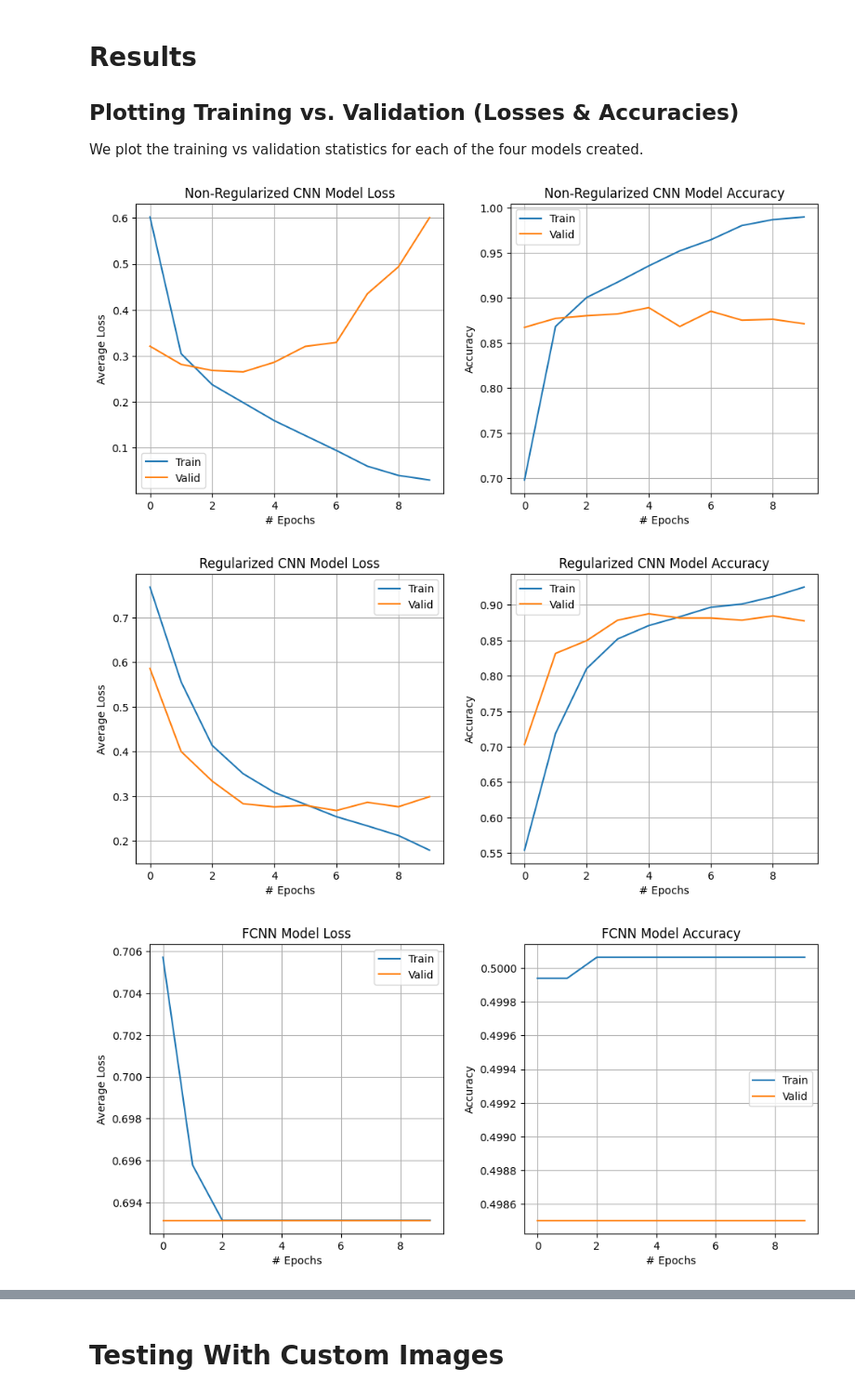
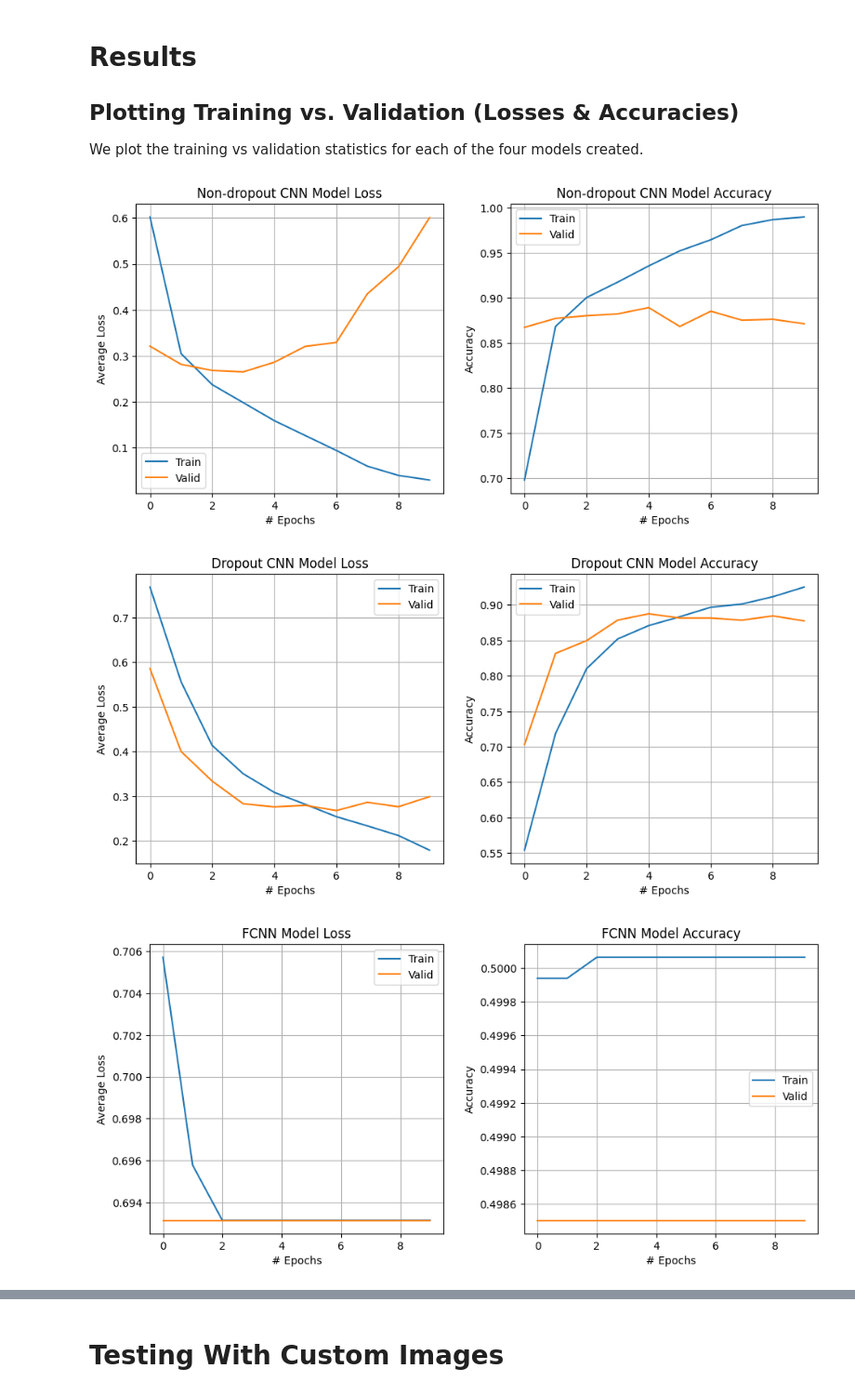
Before and after one commit to SKam23/Smile-Detector, a Jupyter notebook: SmileDetector.ipynb, the cells around one changed output, grey strips where cells are left out. Shown at 93% size. Saved outputs shown, nothing was run; the diff lists cells and outputs as text; code cells hidden in the pictures.

Commit message:
CNN dropout 50%

```diff
--- a/SmileDetector.ipynb
+++ b/SmileDetector.ipynb
@@ -168,14 +171,14 @@ We model both convolutional neural networks and fully connected neural networks.
 # %%
-# CNN class, implementing our own convolutional neural network with 2 convolutional layers, 2 fully connected layers, a regularization option
+# CNN class, implementing our own convolutional neural network with 2 convolutional layers, 2 fully connected layers, a dropout option
 # Uses relu for each convolutional layer and performs max pooling after each convolution
 class CNN(nn.Module):
-    def __init__(self, regularize = True):
+    def __init__(self, drop = True):
         super(CNN, self).__init__()
         self.conv1 = nn.Conv2d(3, 32, kernel_size=3, padding=1)
         self.conv2 = nn.Conv2d(32, 64, kernel_size=3, padding=1)
         self.fc1 = nn.Linear(64 * 44 * 44, 128)
         self.fc2 = nn.Linear(128, 2)
-        self.regularize = regularize
+        self.drop = drop
         self.dropout = nn.Dropout(p=0.5)
 
     def forward(self, x):
@@ -185,7 +188,7 @@ class CNN(nn.Module):
         x = F.max_pool2d(x, 2)
         x = x.view(x.size(0), -1)
         x = F.relu(self.fc1(x))
-        if self.regularize:
+        if self.drop:
           x = self.dropout(x)
         x = self.fc2(x)
         return x
@@ -311,24 +314,24 @@ def loadModels():
   device = torch.device("cuda" if torch.cuda.is_available() else "cpu")
 
   # loading model dictionaries
-  nonreg_modelDict = torch.load('./SmileData/models/nonreg-CNN-Model.pt', map_location = device)
+  nondrop_modelDict = torch.load('./SmileData/models/nonreg-CNN-Model.pt', map_location = device)
   modelDict = torch.load('./SmileData/models/CNN-Model.pt', map_location = device)
   FCNNmodelDict = torch.load('./SmileData/models/FCNN-Model.pt', map_location = device)
   pFCNmodelDict = torch.load('./SmileData/models/MobileNetV2-Model.pt', map_location = device)
 
   # creating empty models, loading in params
-  nonreg_model, model, FCNNmodel, pFCNmodel = CNN(False), CNN(), FCNN(), MobileNet(True)
-  nonreg_model.load_state_dict(nonreg_modelDict)
+  nondrop_model, model, FCNNmodel, pFCNmodel = CNN(False), CNN(), FCNN(), MobileNet(True)
+  nondrop_model.load_state_dict(nondrop_modelDict)
   model.load_state_dict(modelDict)
   FCNNmodel.load_state_dict(FCNNmodelDict)
   pFCNmodel.load_state_dict(pFCNmodelDict)
 
   # sending models to device, returning
-  nonreg_model = nonreg_model.to(device)
+  nondrop_model = nondrop_model.to(device)
   model = model.to(device)
   FCNNmodel = FCNNmodel.to(device)
   pFCNmodel = pFCNmodel.to(device)
-  return nonreg_model, model, FCNNmodel, pFCNmodel
+  return nondrop_model, model, FCNNmodel, pFCNmodel
 
 # function which loads losses / accs data
 def getLossesAccs(filename):
@@ -357,10 +360,10 @@ We either train our model using our train function above, or it is loaded in fro
 # if train flag is true, we train the models and get losses, accs
 if train_flag:
   mobilenet = torchvision.models.mobilenet_v2()
-  nonreg_model, nonreg_train_losses, nonreg_val_losses, nonreg_train_accs, nonreg_val_accs = train(CNN(False), train_dataloader,val_dataloader,10)
-  print("Non-regularized CNN Model done training!")
+  nondrop_model, nondrop_train_losses, nondrop_val_losses, nondrop_train_accs, nondrop_val_accs = train(CNN(False), train_dataloader,val_dataloader,10)
+  print("Non-dropout CNN Model done training!")
   model, train_losses, val_losses, train_accs, val_accs = train(CNN(), train_dataloader,val_dataloader,10)
-  print("Regularized CNN Model done training!")
+  print("Dropout CNN Model done training!")
   FCNmodel, FCNtrain_losses, FCNval_losses, FCNtrain_accs, FCNval_accs =   train(FCNN(), train_dataloader,val_dataloader,10, True)
   print("FCNN Model done training!")
   pFCNmodel, pFCNtrain_losses, pFCNval_losses, pFCNtrain_accs, pFCNval_accs = train(MobileNet(True), train_dataloader,val_dataloader,10, False)
@@ -368,12 +371,12 @@ if train_flag:
 # otherwise, load them in
 else:
   # load models
-  nonreg_model, model, FCNNmodel, pFCNmodel = loadModels()
+  nondrop_model, model, FCNNmodel, pFCNmodel = loadModels()
   # loading losses & accuracies from github
   train_losses, val_losses, train_accs, val_accs = getLossesAccs("./SmileData/losses-accuracies/CNN-Data.csv")
   FCNtrain_losses, FCNval_losses, FCNtrain_accs, FCNval_accs = getLossesAccs("./SmileData/losses-accuracies/FCNN-Data.csv")
   pFCNtrain_losses, pFCNval_losses, pFCNtrain_accs, pFCNval_accs = getLossesAccs("./SmileData/losses-accuracies/MobileNetV2-Data.csv")
-  nonreg_train_losses, nonreg_val_losses, nonreg_train_accs, nonreg_val_accs = getLossesAccs("./SmileData/losses-accuracies/nonreg-CNN-Data.csv")
+  nondrop_train_losses, nondrop_val_losses, nondrop_train_accs, nondrop_val_accs = getLossesAccs("./SmileData/losses-accuracies/nonreg-CNN-Data.csv")
 # %% [markdown]
 # Results
 
@@ -408,12 +411,12 @@ def plotStatistics(model_name, epochs, trainLosses, trainAccs, validLosses, vali
     fig.set_figheight(5)
     fig.tight_layout(pad=2)
 # %%
-plotStatistics("Non-Regularized CNN Model", 10, nonreg_train_losses, nonreg_train_accs, nonreg_val_losses, nonreg_val_accs)
-plotStatistics("Regularized CNN Model", 10, train_losses, train_accs, val_losses, val_accs)
+plotStatistics("Non-dropout CNN Model", 10, nondrop_train_losses, nondrop_train_accs, nondrop_val_losses, nondrop_val_accs)
+plotStatistics("Dropout CNN Model", 10, train_losses, train_accs, val_losses, val_accs)
 plotStatistics("FCNN Model", 10, FCNtrain_losses, FCNtrain_accs, FCNval_losses, FCNval_accs)
 plotStatistics("Pretrained MobileNet", 10, pFCNtrain_losses, pFCNtrain_accs, pFCNval_losses, pFCNval_accs)
 # %% [output]
-[figure, old version]
+[figure, new version]
-[figure, old version]
+[figure, new version]
 [figure]
 [figure]
```
Also changed, not shown: parts of 12 cells of this notebook.
